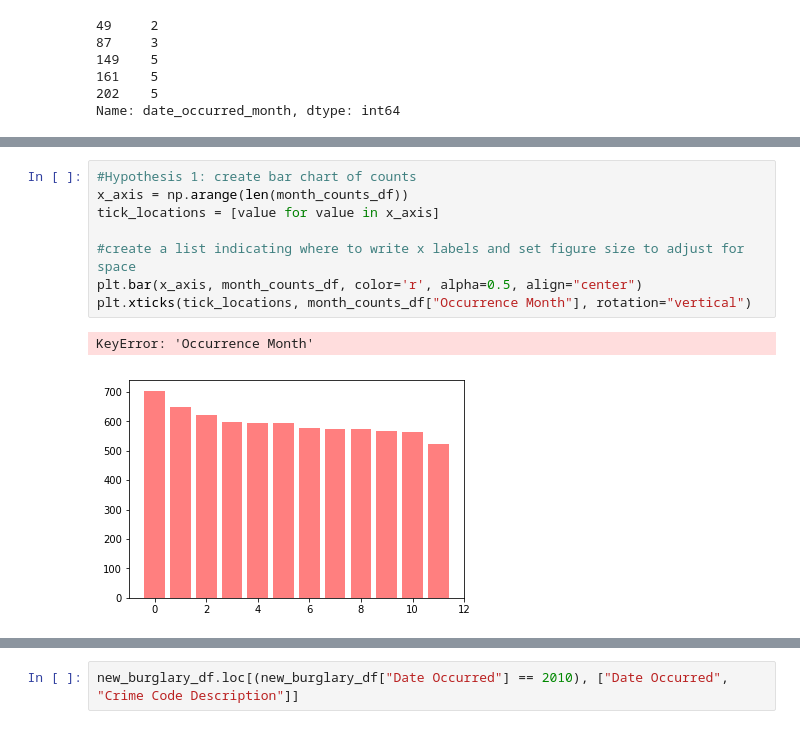
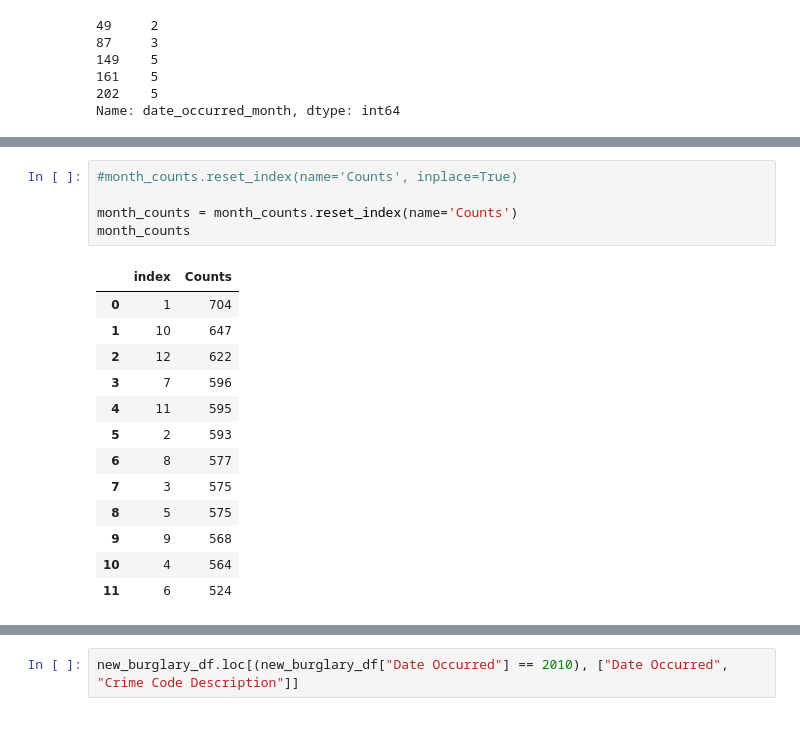
Before and after one commit to egome007/Project_1, a Jupyter notebook: code/data.lacity.org_api-pull.ipynb, the cells around one changed output, grey strips where cells are left out. Saved outputs shown, nothing was run; the diff lists cells and outputs as text.

```diff
--- a/code/data.lacity.org_api-pull.ipynb
+++ b/code/data.lacity.org_api-pull.ipynb
@@ -191,14 +186,22 @@ month_counts_df
 4     564
 6     524
 Name: Occurrence Month, dtype: int64
-# %%
-#Hypothesis 1: create bar chart of counts
-x_axis = np.arange(len(month_counts_df))
-tick_locations = [value for value in x_axis]
-
-#create a list indicating where to write x labels and set figure size to adjust for space
-plt.bar(x_axis, month_counts_df, color='r', alpha=0.5, align="center")
-plt.xticks(tick_locations, month_counts_df["Occurrence Month"], rotation="vertical")
-# %% [output]
-KeyError: 'Occurrence Month'
-[figure, removed]
+# %%
+#month_counts.reset_index(name='Counts', inplace=True)
+
+month_counts = month_counts.reset_index(name='Counts')
+month_counts
+# %% [output]
+|  | index | Counts |
+| 0 | 1 | 704 |
+| 1 | 10 | 647 |
+| 2 | 12 | 622 |
+| 3 | 7 | 596 |
+| 4 | 11 | 595 |
+| 5 | 2 | 593 |
+| 6 | 8 | 577 |
+| 7 | 3 | 575 |
+| 8 | 5 | 575 |
+| 9 | 9 | 568 |
+| 10 | 4 | 564 |
+| 11 | 6 | 524 |
```
Also changed, not shown: parts of 10 cells of this notebook, 1 other file.
